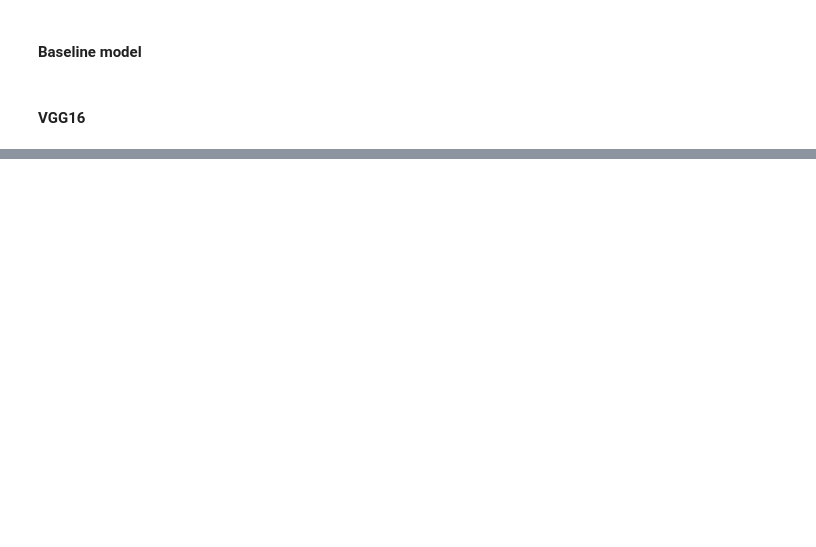
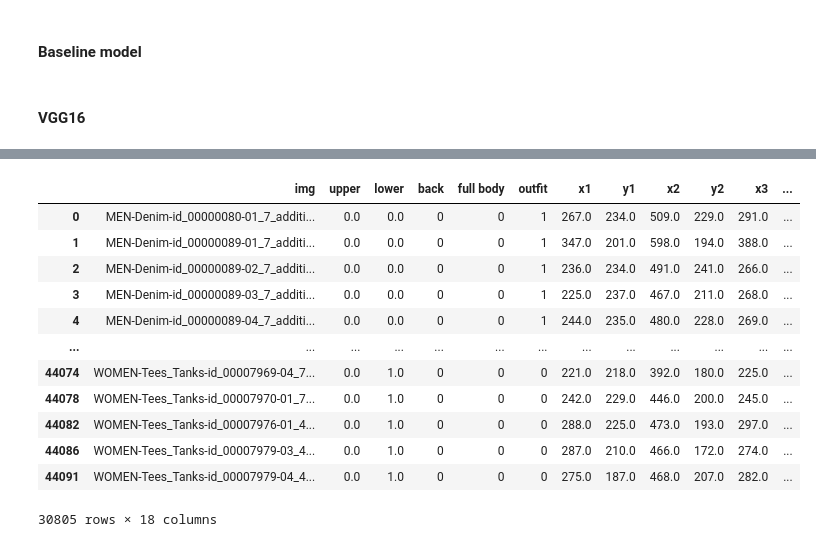
Before and after one commit to orlandoalexander/Moda-Personal-Assistant, a Jupyter notebook: Orlando_exploration.ipynb, the cells around one changed output, grey strips where cells are left out. Cells and saved outputs as stored; diff of their text form; code cells hidden in the pictures; blank space fills up the shorter version.

```diff
--- a/Orlando_exploration.ipynb
+++ b/Orlando_exploration.ipynb
@@ -961,0 +618,25 @@ history = model.fit(fabric_X_train, fabric_y_train, epochs=50, validation_data=f
+# %%
+section = pd.read_csv('Data/DeepFashion_section - train'+'/fabric.txt',sep=' ',names = ['img','upper_original','lower_original','outer','upper','lower'],header=None,index_col=False).fillna(0)
+section['back'] = np.where(section['img'].str.contains('_back'),1,0)
+section['full body'] = np.where((section['img'].str.contains('WOMEN-Dresses|WOMEN-Rompers')) & ~section['img'].str.contains('_back'),1,0)
+section['outfit'] = np.where((((section['upper_original']!=7) |(section['lower_original']!=7)) & ((section['upper_original']!=7) |(section['outer']!=7))) & (section['full body']==0) & (section['back']==0),1,0)
+section = section.drop(columns=['outer','upper_original','lower_original'])
+
+# Landmarks:
+landmarks = pd.read_csv('Data/DeepFashion_section - train'+'/keypoints_loc.txt',sep=' ',usecols=[0,15,16,17,18,29,30,31,32,39,40,41,42],names=['img','x1','y1','x2','y2','x3','y3','x4','y4','x5','y5','x6','y6'], header=None,index_col=False)
+
+# Create full data set:
+data_full = section.merge(landmarks, on='img',how='left').dropna()
+
+# Create upper and lower oberservations (to be cropped later):
+upper = data_full[data_full['outfit']==1]
+lower = data_full[data_full['outfit']==1]
+upper['upper'] = upper['upper'].apply(lambda x: 1)
+upper['outfit'] = upper['outfit'].apply(lambda x: 0)
+lower['lower'] = lower['lower'].apply(lambda x: 1)
+lower['outfit'] = lower['outfit'].apply(lambda x: 0)
+data_full = pd.concat([data_full,upper,lower],axis=0)
+data_full = data_full[(data_full['outfit']==1) | (data_full['full body']==1) | (data_full['back']==1) | (data_full['upper']==1) | (data_full['lower']==1)]
+
+# Drop invalid rows:
+data_full = data_full[~data_full.isin([-1]).any(1)] # drop rows with inavlid values
@@ -961,0 +664,16 @@ history = model.fit(fabric_X_train, fabric_y_train, epochs=50, validation_data=f
+# %%
+data_full
+# %% [output]
+|  | img | upper | lower | back | full body | outfit | x1 | y1 | x2 | y2 | x3 | ... |
+| 0 | MEN-Denim-id_00000080-01_7_additi... | 0.0 | 0.0 | 0 | 0 | 1 | 267.0 | 234.0 | 509.0 | 229.0 | 291.0 | ... |
+| 1 | MEN-Denim-id_00000089-01_7_additi... | 0.0 | 0.0 | 0 | 0 | 1 | 347.0 | 201.0 | 598.0 | 194.0 | 388.0 | ... |
+| 2 | MEN-Denim-id_00000089-02_7_additi... | 0.0 | 0.0 | 0 | 0 | 1 | 236.0 | 234.0 | 491.0 | 241.0 | 266.0 | ... |
+| 3 | MEN-Denim-id_00000089-03_7_additi... | 0.0 | 0.0 | 0 | 0 | 1 | 225.0 | 237.0 | 467.0 | 211.0 | 268.0 | ... |
+| 4 | MEN-Denim-id_00000089-04_7_additi... | 0.0 | 0.0 | 0 | 0 | 1 | 244.0 | 235.0 | 480.0 | 228.0 | 269.0 | ... |
+| ... | ... | ... | ... | ... | ... | ... | ... | ... | ... | ... | ... | ... |
+| 44074 | WOMEN-Tees_Tanks-id_00007969-04_7... | 0.0 | 1.0 | 0 | 0 | 0 | 221.0 | 218.0 | 392.0 | 180.0 | 225.0 | ... |
+| 44078 | WOMEN-Tees_Tanks-id_00007970-01_7... | 0.0 | 1.0 | 0 | 0 | 0 | 242.0 | 229.0 | 446.0 | 200.0 | 245.0 | ... |
+| 44082 | WOMEN-Tees_Tanks-id_00007976-01_4... | 0.0 | 1.0 | 0 | 0 | 0 | 288.0 | 225.0 | 473.0 | 193.0 | 297.0 | ... |
+| 44086 | WOMEN-Tees_Tanks-id_00007979-03_4... | 0.0 | 1.0 | 0 | 0 | 0 | 287.0 | 210.0 | 466.0 | 172.0 | 274.0 | ... |
+| 44091 | WOMEN-Tees_Tanks-id_00007979-04_4... | 0.0 | 1.0 | 0 | 0 | 0 | 275.0 | 187.0 | 468.0 | 207.0 | 282.0 | ... |
+30805 rows × 18 columns
```
Also changed, not shown: parts of 68 cells of this notebook, 1 other file.
